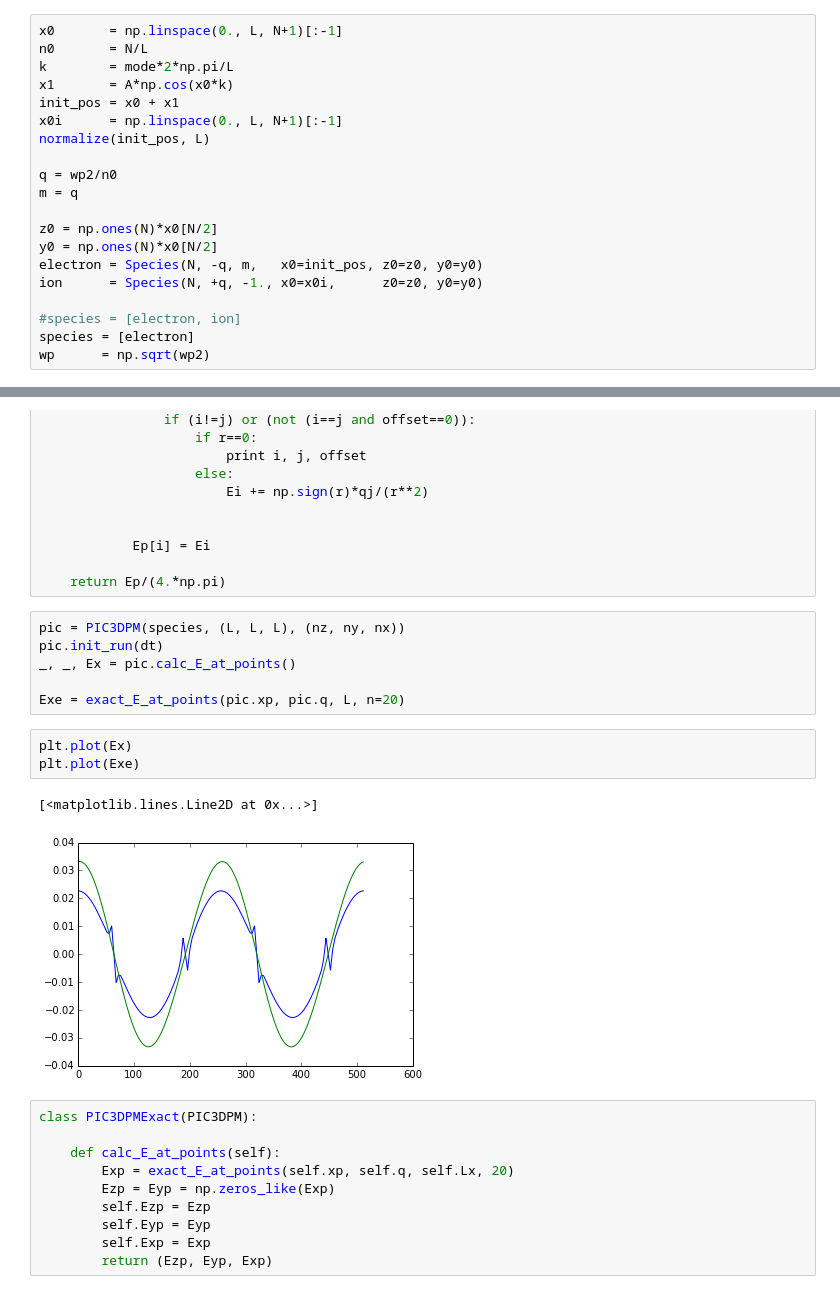
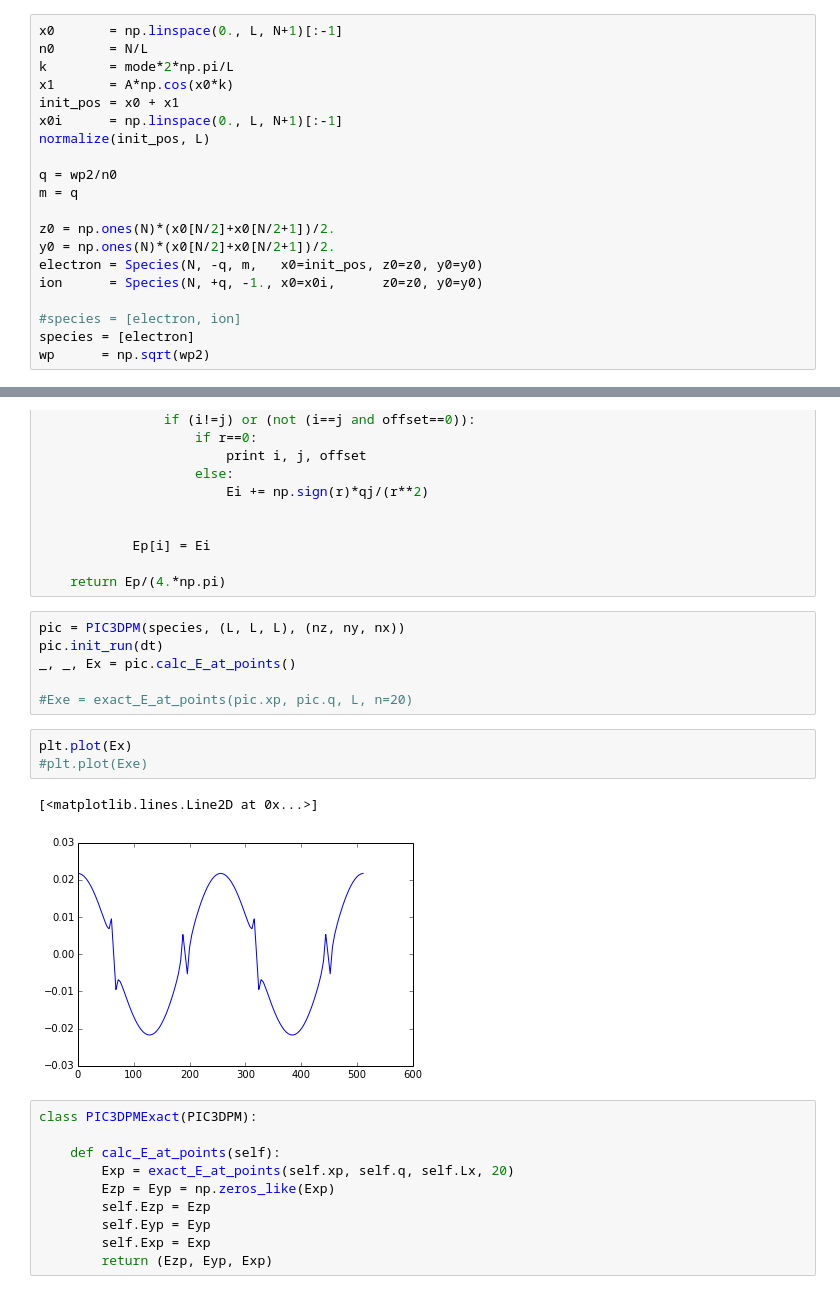
Before and after one commit to dreamer2368/py3d3v, a Jupyter notebook: py3d3v/picbase-tests.ipynb, the cells around one changed output, grey strips where cells are left out. Drawn from its saved outputs; the diff is of its cells as text.

```diff
--- a/py3d3v/picbase-tests.ipynb
+++ b/py3d3v/picbase-tests.ipynb
@@ -38,8 +38,8 @@ normalize(init_pos, L)
 q = wp2/n0
 m = q
 
-z0 = np.ones(N)*x0[N/2]
-y0 = np.ones(N)*x0[N/2]
+z0 = np.ones(N)*(x0[N/2]+x0[N/2+1])/2.
+y0 = np.ones(N)*(x0[N/2]+x0[N/2+1])/2.
 electron = Species(N, -q, m,   x0=init_pos, z0=z0, y0=y0)
 ion      = Species(N, +q, -1., x0=x0i,      z0=z0, y0=y0)
 
@@ -90,13 +90,13 @@ pic = PIC3DPM(species, (L, L, L), (nz, ny, nx))
 pic.init_run(dt)
 _, _, Ex = pic.calc_E_at_points()
 
-Exe = exact_E_at_points(pic.xp, pic.q, L, n=20)
+#Exe = exact_E_at_points(pic.xp, pic.q, L, n=20)
 # %%
 plt.plot(Ex)
-plt.plot(Exe)
+#plt.plot(Exe)
 # %% [output]
 [<matplotlib.lines.Line2D at 0x...>]
-[figure, old version]
+[figure, new version]
 # %%
 class PIC3DPMExact(PIC3DPM):
 
```
Also changed, not shown: parts of 2 cells of this notebook, 1 other file.
